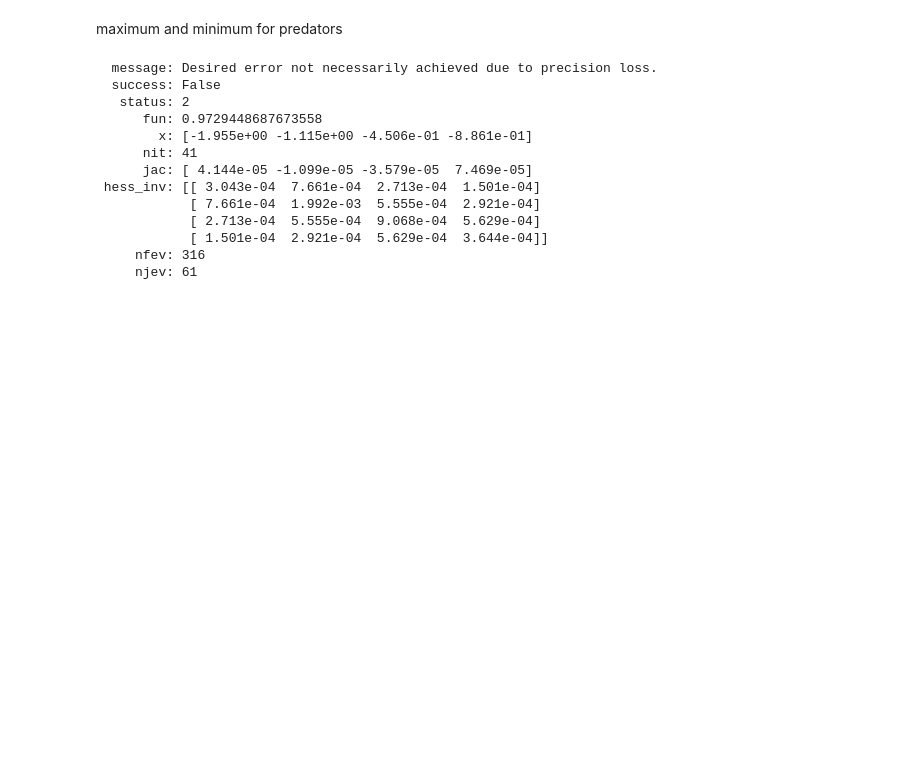
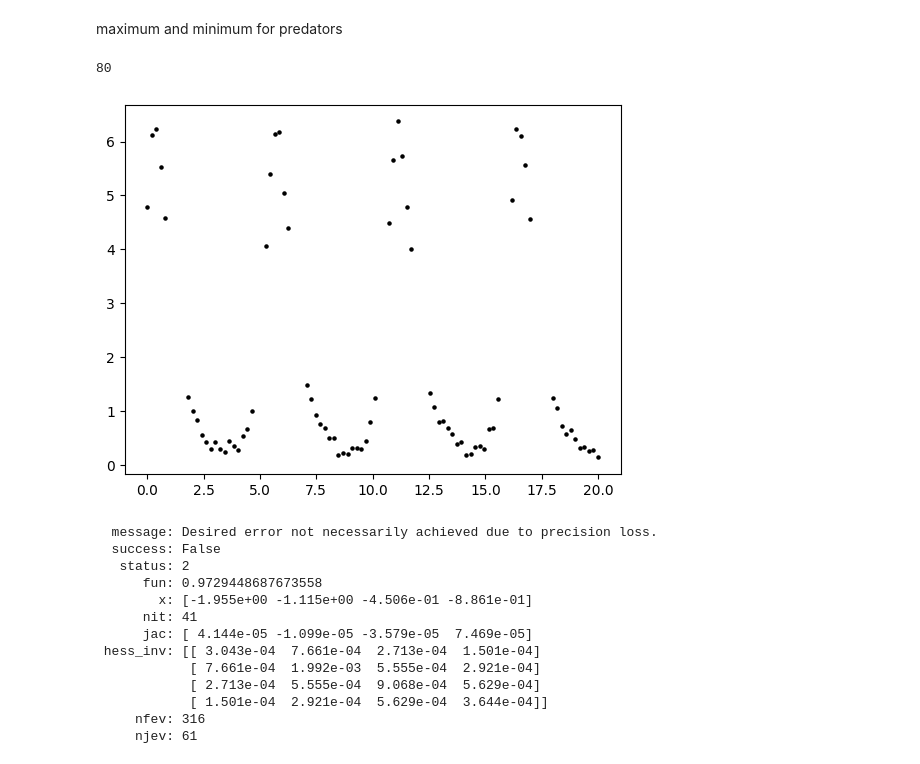
Before and after one commit to estherlb/stochastic_3, a Jupyter notebook: Reverse-Engineering Predator-Prey System/time_series.ipynb, the cells around one changed output. Cells and saved outputs as stored; diff of their text form; code cells hidden in the pictures; blank space fills up the shorter version.

```diff
--- a/Reverse-Engineering Predator-Prey System/time_series.ipynb
+++ b/Reverse-Engineering Predator-Prey System/time_series.ipynb
@@ -340,8 +340,16 @@ maximum and minimum for predators
 # %%
 def filter_df(df, column, lower, upper):
         return df[~df[column].between(lower, upper)]
 
-df_subset_pred_peaks = filter_df(df, 'x', 1, 5)
+# df_subset_pred_peaks = filter_df(df, 'x', 0.5, 5.5) #40
+df_subset_pred_peaks = filter_df(df, 'x', 0.68, 5) # 50
+df_subset_pred_peaks = filter_df(df, 'x', 1.5, 4) # 80
+
+plt.scatter(df_subset_pred_peaks["t"], df_subset_pred_peaks["x"], color = 'black', s = 5, label = 'x (prey)')
+len(df_subset_pred_peaks)
+# %% [output]
+80
+[figure, added]
 # %%
 minimised_pred_peaks = minimise_loss_function_res(df_subset_pred_peaks)
 print(minimised_pred_peaks)
```
Also changed, not shown: 2 other files.
